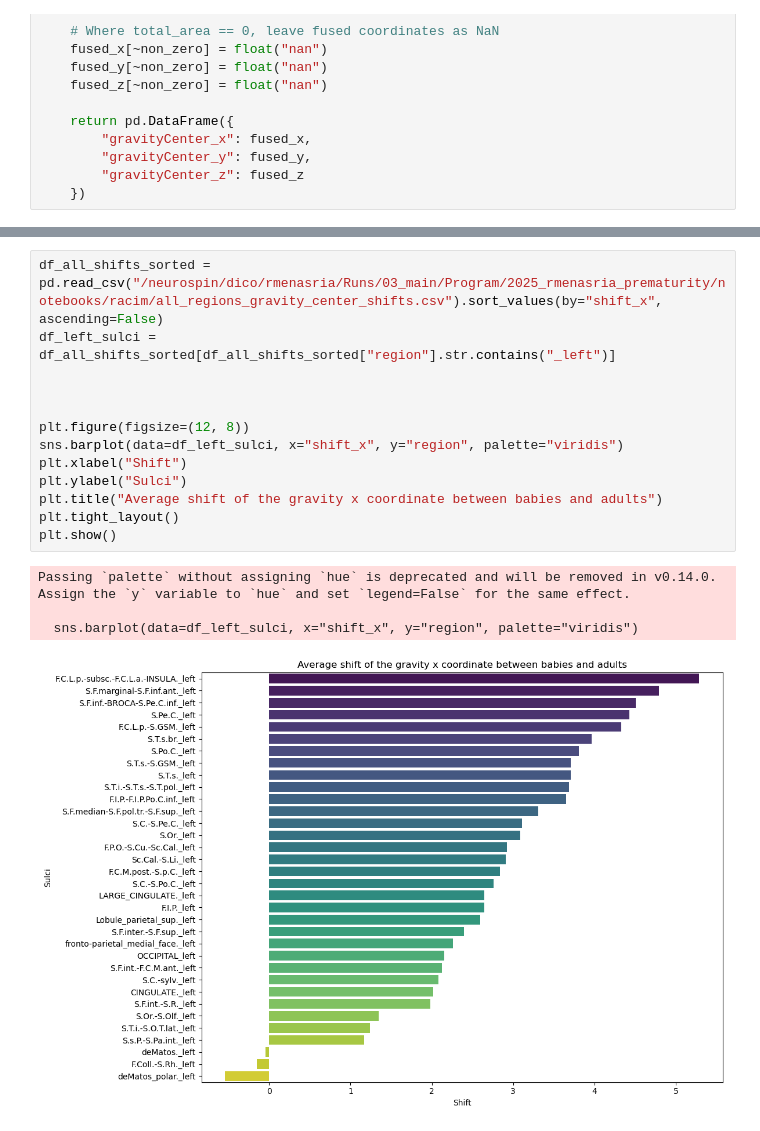
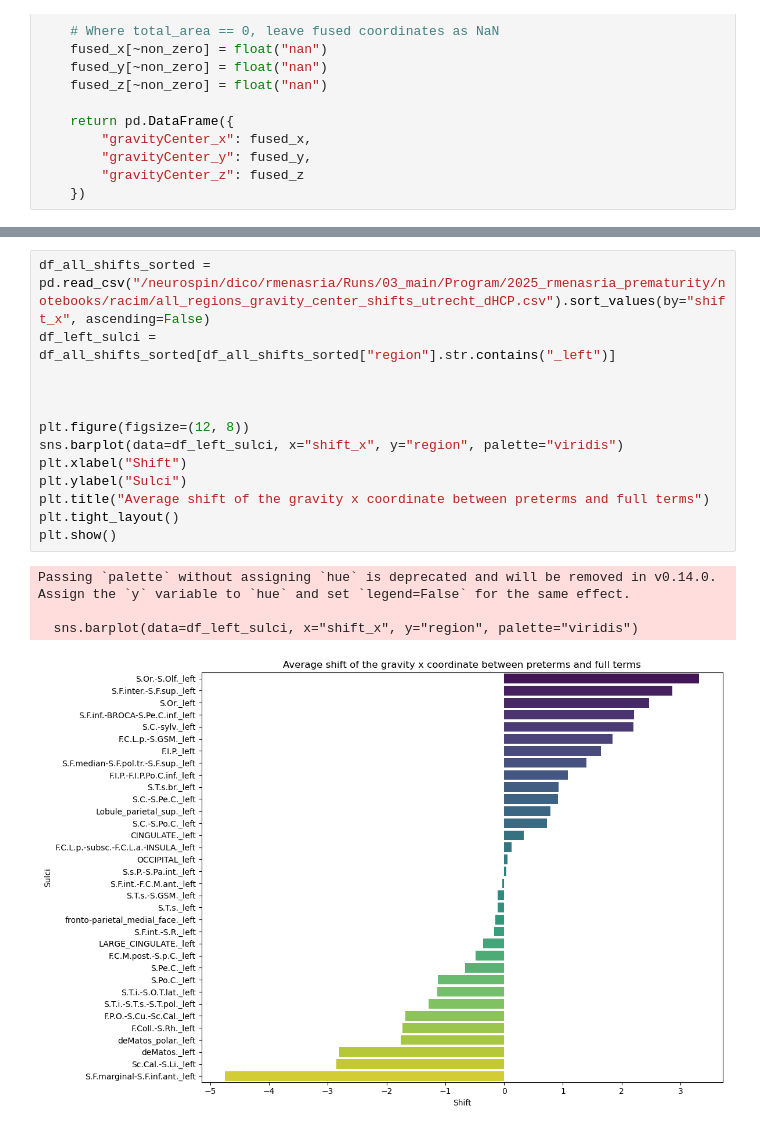
Before and after one commit to neurospin-projects/2025_rmenasria_prematurity, a Jupyter notebook: notebooks/racim/gravity_center_shift_region_utrecht_dHCP.ipynb, the cells around one changed output, grey strips where cells are left out. Cells and saved outputs as stored; diff of their text form.

```diff
--- a/notebooks/racim/gravity_center_shift_region_utrecht_dHCP.ipynb
+++ b/notebooks/racim/gravity_center_shift_region_utrecht_dHCP.ipynb
@@ -471,19 +438,19 @@ Passing `palette` without assigning `hue` is deprecated and will be removed in v
 # %%
-df_all_shifts_sorted = pd.read_csv("/neurospin/dico/rmenasria/Runs/03_main/Program/2025_rmenasria_prematurity/notebooks/racim/all_regions_gravity_center_shifts.csv").sort_values(by="shift_x", ascending=False)
+df_all_shifts_sorted = pd.read_csv("/neurospin/dico/rmenasria/Runs/03_main/Program/2025_rmenasria_prematurity/notebooks/racim/all_regions_gravity_center_shifts_utrecht_dHCP.csv").sort_values(by="shift_x", ascending=False)
 df_left_sulci = df_all_shifts_sorted[df_all_shifts_sorted["region"].str.contains("_left")]
 
 
 
 plt.figure(figsize=(12, 8))
 sns.barplot(data=df_left_sulci, x="shift_x", y="region", palette="viridis")
 plt.xlabel("Shift")
 plt.ylabel("Sulci")
-plt.title("Average shift of the gravity x coordinate between babies and adults")
+plt.title("Average shift of the gravity x coordinate between preterms and full terms")
 plt.tight_layout()
 plt.show()
 # %% [output]
 Passing `palette` without assigning `hue` is deprecated and will be removed in v0.14.0. Assign the `y` variable to `hue` and set `legend=False` for the same effect.
 
   sns.barplot(data=df_left_sulci, x="shift_x", y="region", palette="viridis")
-[figure, old version]
+[figure, new version]
 # %%
```
Also changed, not shown: parts of 14 cells of this notebook, 2 other files.
